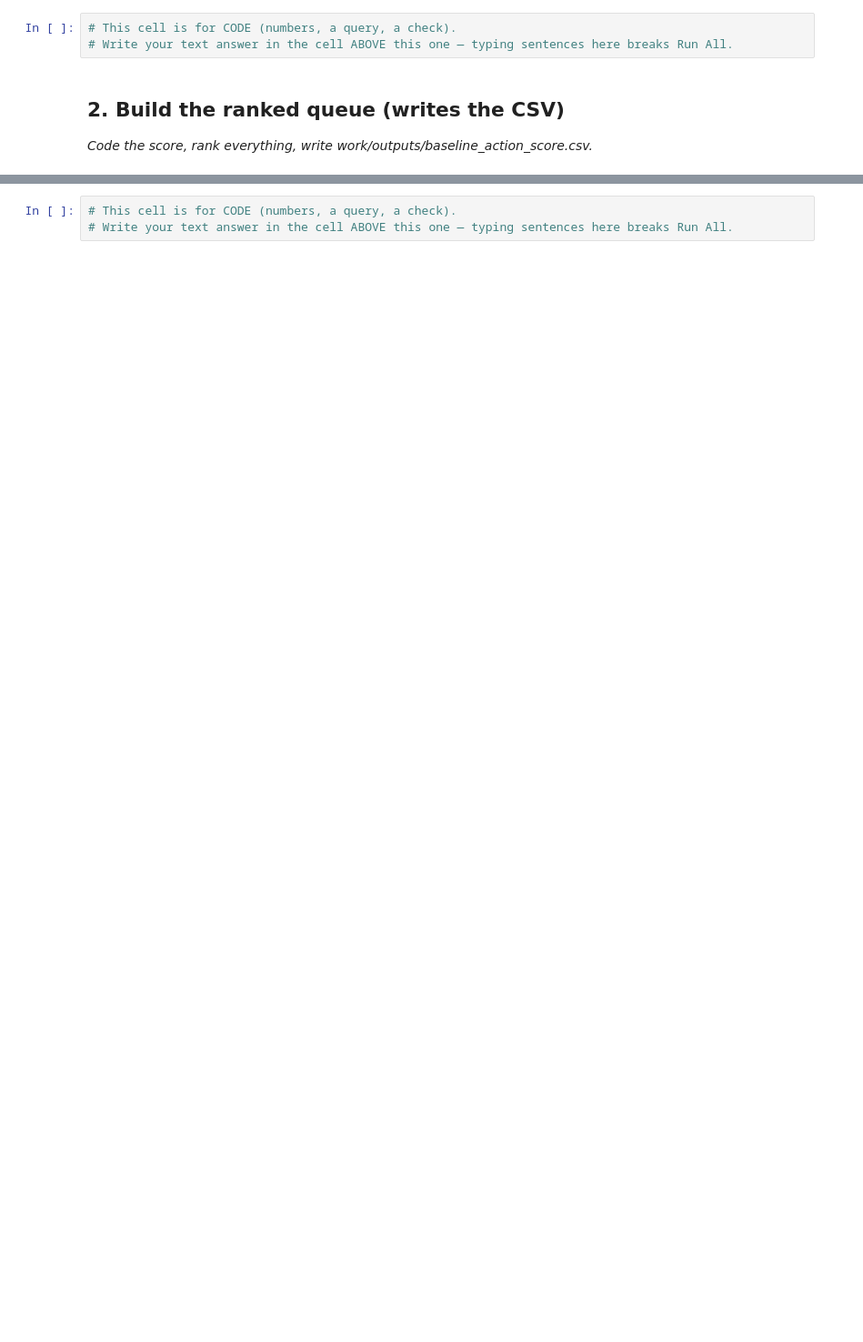
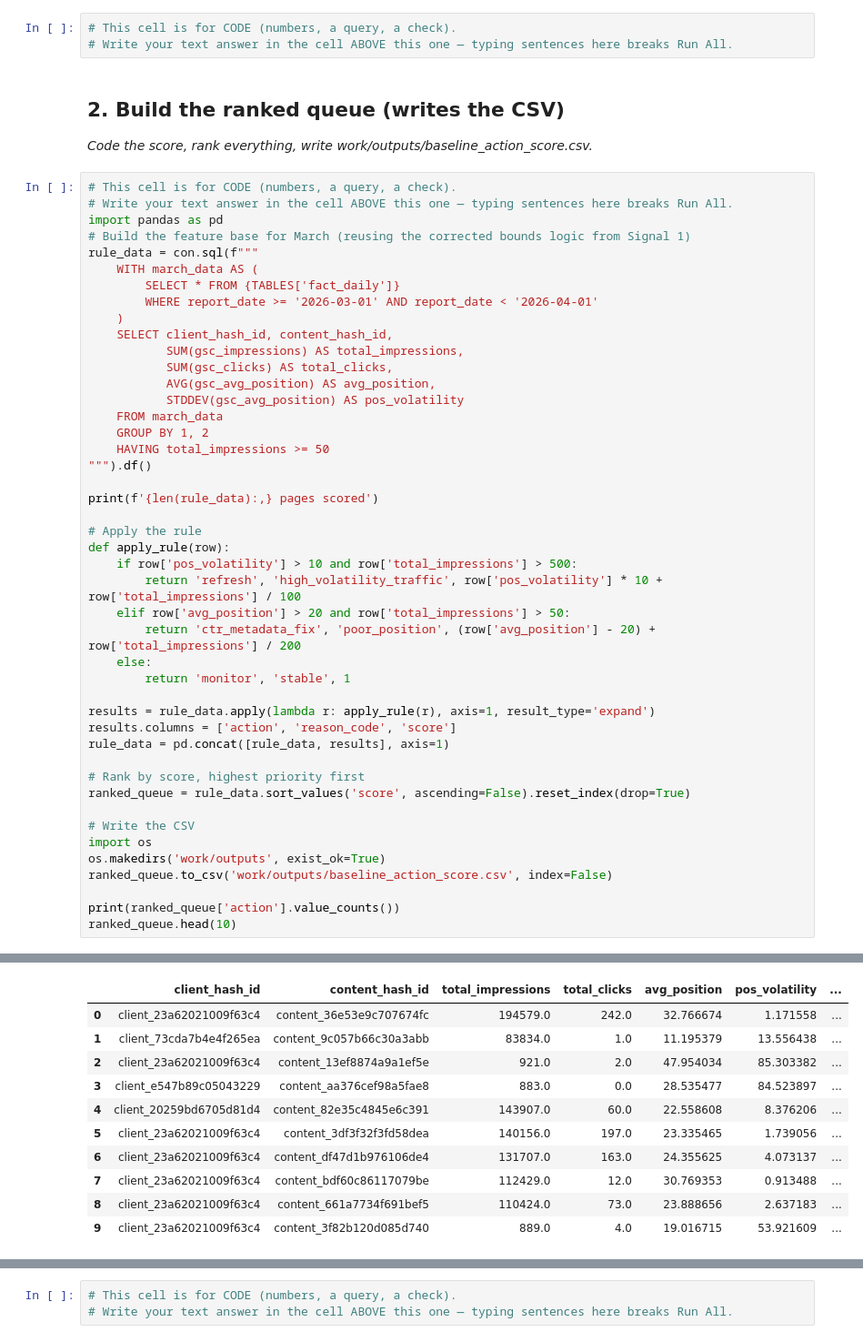
Before and after one commit to LaibaTaseen/flyrank-ml-internship, a Jupyter notebook: work/notebooks/w04_baseline_score.ipynb, the cells around one changed output, grey strips where cells are left out. Shown at 91% size. Saved outputs shown, nothing was run; the diff lists cells and outputs as text; blank space fills up the shorter version.

```diff
--- a/work/notebooks/w04_baseline_score.ipynb
+++ b/work/notebooks/w04_baseline_score.ipynb
@@ -17,3 +150,49 @@ This skeleton is yours to fill. Work the sections **in order** — each one has
 ## 2. Build the ranked queue (writes the CSV)
 
 *Code the score, rank everything, write work/outputs/baseline_action_score.csv.*
+# %%
+# This cell is for CODE (numbers, a query, a check).
+# Write your text answer in the cell ABOVE this one — typing sentences here breaks Run All.
+import pandas as pd
+# Build the feature base for March (reusing the corrected bounds logic from Signal 1)
+rule_data = con.sql(f"""
+    WITH march_data AS (
+        SELECT * FROM {TABLES['fact_daily']}
+        WHERE report_date >= '2026-03-01' AND report_date < '2026-04-01'
+    )
+    SELECT client_hash_id, content_hash_id,
+           SUM(gsc_impressions) AS total_impressions,
+           SUM(gsc_clicks) AS total_clicks,
+           AVG(gsc_avg_position) AS avg_position,
+           STDDEV(gsc_avg_position) AS pos_volatility
+    FROM march_data
+    GROUP BY 1, 2
+    HAVING total_impressions >= 50
+""").df()
+
+print(f'{len(rule_data):,} pages scored')
+
+# Apply the rule
+def apply_rule(row):
+    if row['pos_volatility'] > 10 and row['total_impressions'] > 500:
+        return 'refresh', 'high_volatility_traffic', row['pos_volatility'] * 10 + row['total_impressions'] / 100
+    elif row['avg_position'] > 20 and row['total_impressions'] > 50:
+        return 'ctr_metadata_fix', 'poor_position', (row['avg_position'] - 20) + row['total_impressions'] / 200
+    else:
+        return 'monitor', 'stable', 1
+
+results = rule_data.apply(lambda r: apply_rule(r), axis=1, result_type='expand')
+results.columns = ['action', 'reason_code', 'score']
+rule_data = pd.concat([rule_data, results], axis=1)
+
+# Rank by score, highest priority first
+ranked_queue = rule_data.sort_values('score', ascending=False).reset_index(drop=True)
+
+# Write the CSV
+import os
+os.makedirs('work/outputs', exist_ok=True)
+ranked_queue.to_csv('work/outputs/baseline_action_score.csv', index=False)
+
+print(ranked_queue['action'].value_counts())
+ranked_queue.head(10)
+# %% [output]
@@ -19,0 +205,11 @@ This skeleton is yours to fill. Work the sections **in order** — each one has
+|  | client_hash_id | content_hash_id | total_impressions | total_clicks | avg_position | pos_volatility | ... |
+| 0 | client_23a62021009f63c4 | content_36e53e9c707674fc | 194579.0 | 242.0 | 32.766674 | 1.171558 | ... |
+| 1 | client_73cda7b4e4f265ea | content_9c057b66c30a3abb | 83834.0 | 1.0 | 11.195379 | 13.556438 | ... |
+| 2 | client_23a62021009f63c4 | content_13ef8874a9a1ef5e | 921.0 | 2.0 | 47.954034 | 85.303382 | ... |
+| 3 | client_e547b89c05043229 | content_aa376cef98a5fae8 | 883.0 | 0.0 | 28.535477 | 84.523897 | ... |
+| 4 | client_20259bd6705d81d4 | content_82e35c4845e6c391 | 143907.0 | 60.0 | 22.558608 | 8.376206 | ... |
+| 5 | client_23a62021009f63c4 | content_3df3f32f3fd58dea | 140156.0 | 197.0 | 23.335465 | 1.739056 | ... |
+| 6 | client_23a62021009f63c4 | content_df47d1b976106de4 | 131707.0 | 163.0 | 24.355625 | 4.073137 | ... |
+| 7 | client_23a62021009f63c4 | content_bdf60c86117079be | 112429.0 | 12.0 | 30.769353 | 0.913488 | ... |
+| 8 | client_23a62021009f63c4 | content_661a7734f691bef5 | 110424.0 | 73.0 | 23.888656 | 2.637183 | ... |
+| 9 | client_23a62021009f63c4 | content_3f82b120d085d740 | 889.0 | 4.0 | 19.016715 | 53.921609 | ... |
```
Also changed, not shown: parts of 20 cells of this notebook.
